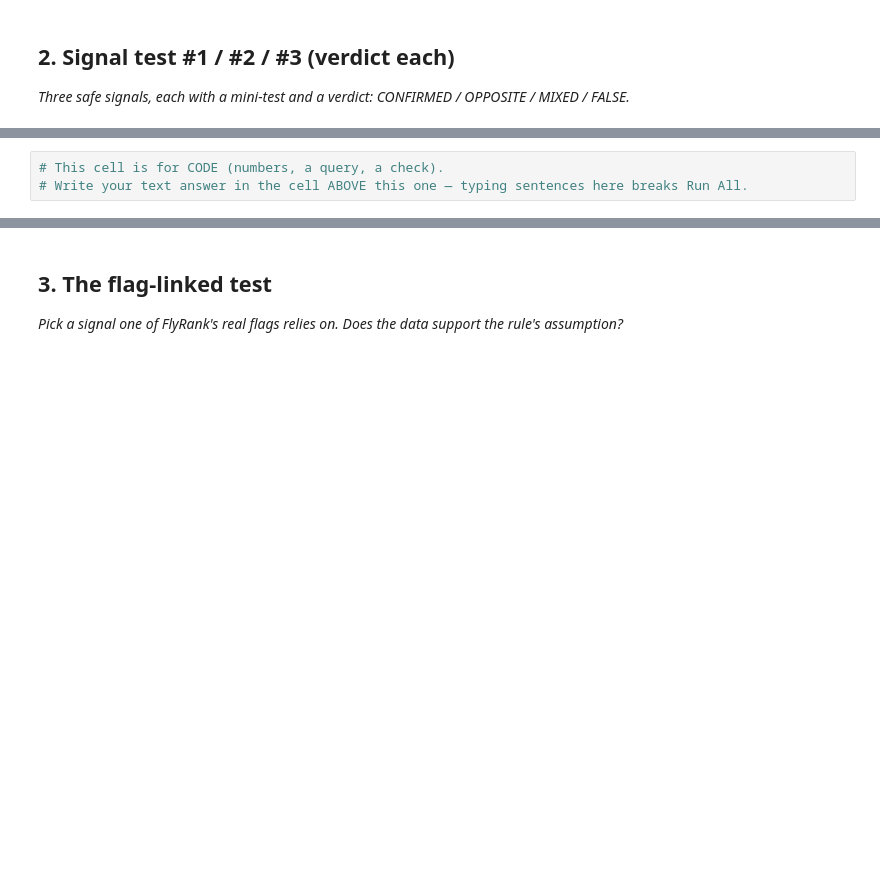
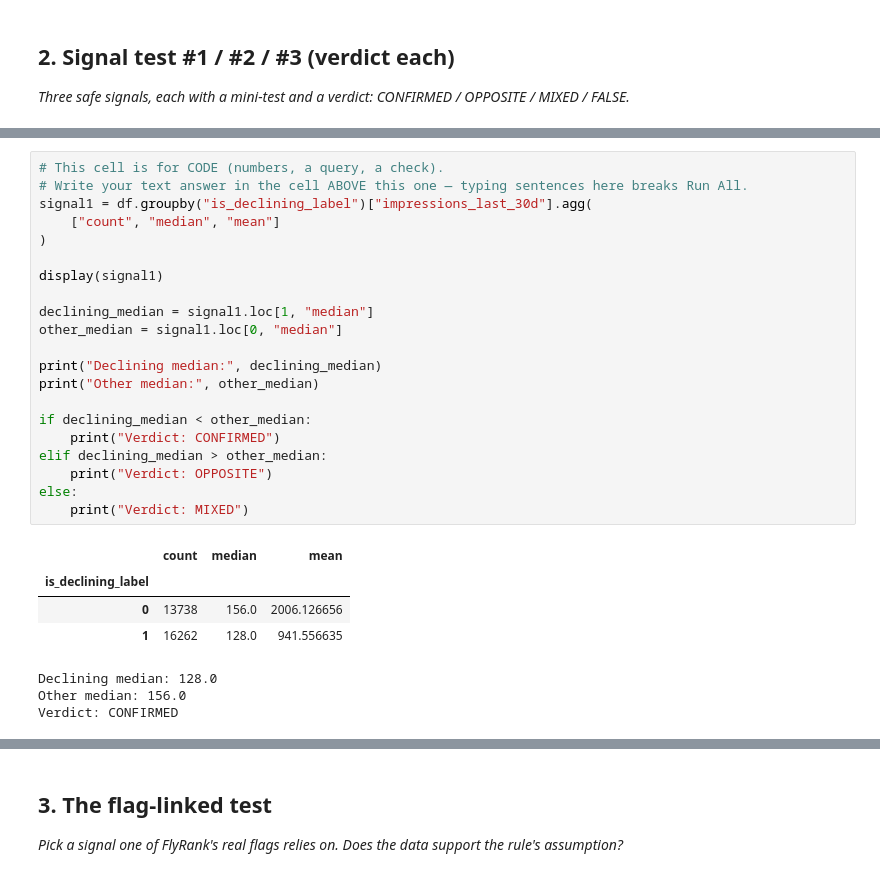
Before and after one commit to Srilaya30/flyrank-ml-internship, a Jupyter notebook: work/notebooks/w04_signal_audit.ipynb, the cells around one changed output, grey strips where cells are left out. Saved outputs shown, nothing was run; the diff lists cells and outputs as text; blank space fills up the shorter version.

```diff
--- a/work/notebooks/w04_signal_audit.ipynb
+++ b/work/notebooks/w04_signal_audit.ipynb
@@ -20,3 +75,29 @@ This skeleton is yours to fill. Work the sections **in order** — each one has
 # %%
 # This cell is for CODE (numbers, a query, a check).
 # Write your text answer in the cell ABOVE this one — typing sentences here breaks Run All.
+signal1 = df.groupby("is_declining_label")["impressions_last_30d"].agg(
+    ["count", "median", "mean"]
+)
+
+display(signal1)
+
+declining_median = signal1.loc[1, "median"]
+other_median = signal1.loc[0, "median"]
+
+print("Declining median:", declining_median)
+print("Other median:", other_median)
+
+if declining_median < other_median:
+    print("Verdict: CONFIRMED")
+elif declining_median > other_median:
+    print("Verdict: OPPOSITE")
+else:
+    print("Verdict: MIXED")
+# %% [output]
+|  | count | median | mean |
+| is_declining_label |  |  |  |
+| 0 | 13738 | 156.0 | 2006.126656 |
+| 1 | 16262 | 128.0 | 941.556635 |
+Declining median: 128.0
+Other median: 156.0
+Verdict: CONFIRMED
```
Also changed, not shown: parts of 14 cells of this notebook.
